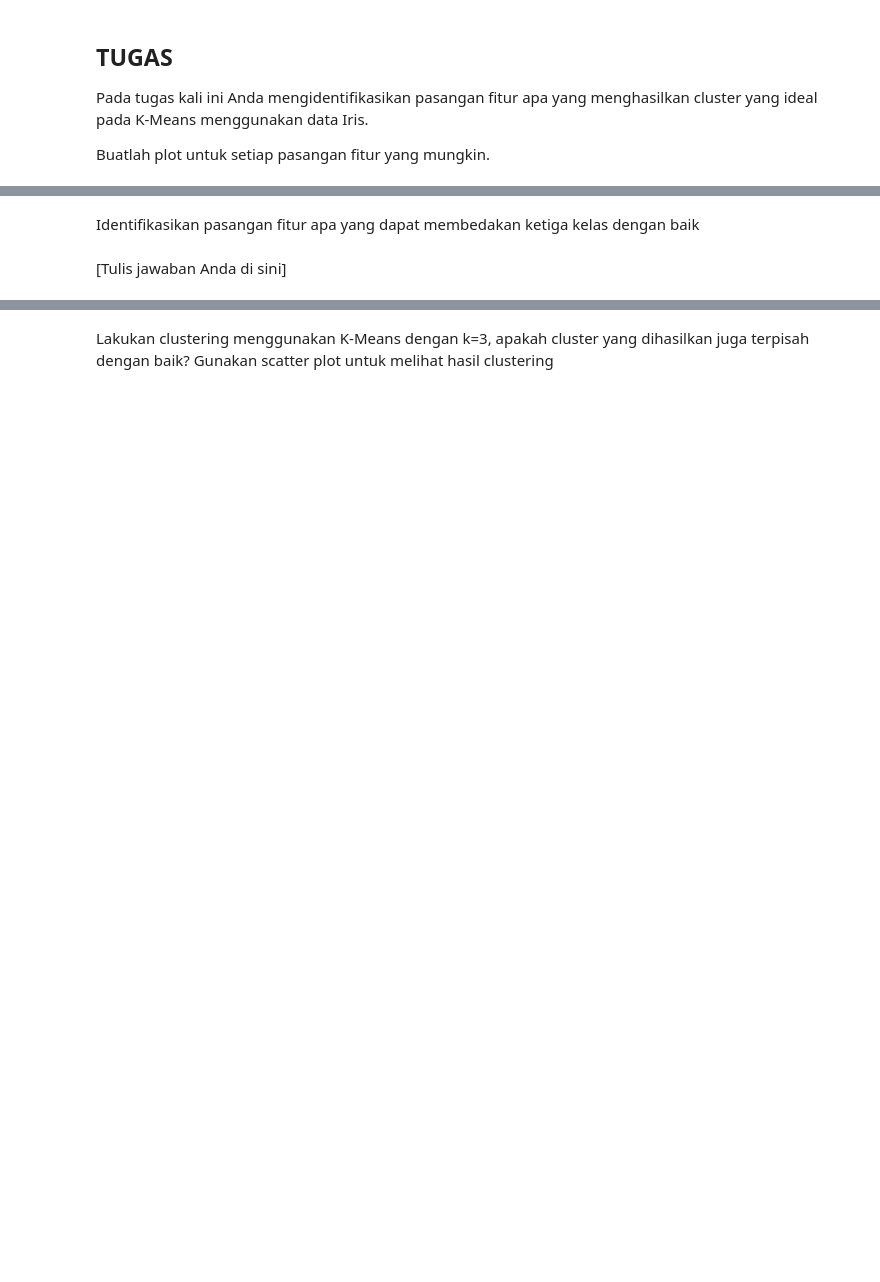
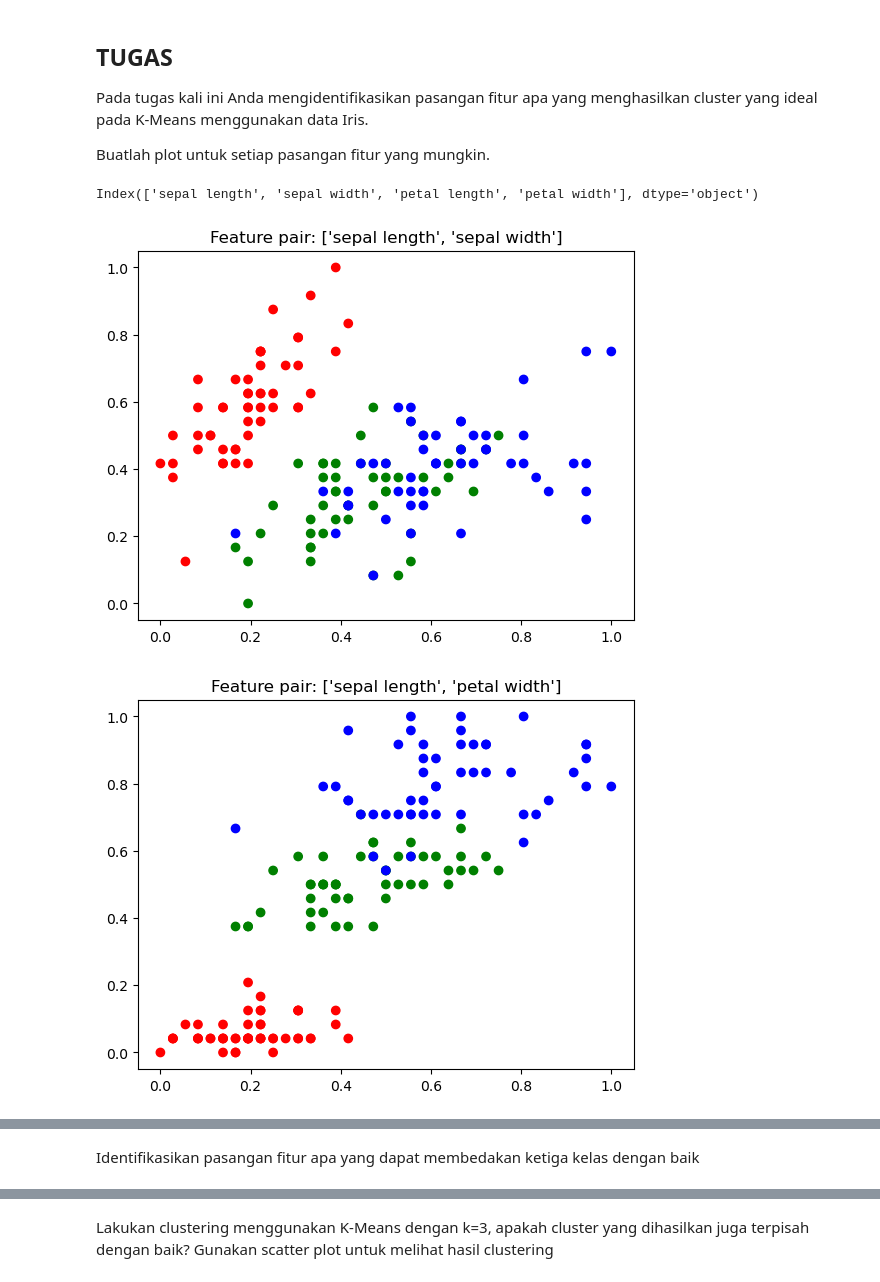
Before and after one commit to rayhanegar/Code-PPM, a Jupyter notebook: Praktikum/225150201111014 - Rayhan Egar - BAB 9.ipynb, the cells around one changed output, grey strips where cells are left out. Saved outputs shown, nothing was run; the diff lists cells and outputs as text; code cells hidden in the pictures; blank space fills up the shorter version.

```diff
--- a/Praktikum/225150201111014 - Rayhan Egar - BAB 9.ipynb
+++ b/Praktikum/225150201111014 - Rayhan Egar - BAB 9.ipynb
@@ -166,3 +171,28 @@ plt.scatter(data_normal['sepal length'], data_normal['sepal width'], c=cluster)
 Pada tugas kali ini Anda mengidentifikasikan pasangan fitur apa yang menghasilkan cluster yang ideal pada K-Means menggunakan data Iris.
 
 Buatlah plot untuk setiap pasangan fitur yang mungkin.
+# %%
+data.columns
+# %% [output]
+Index(['sepal length', 'sepal width', 'petal length', 'petal width'], dtype='object')
+# %%
+feature_pairs = [['sepal length', 'sepal width'],
+                 ['sepal length', 'petal width'],
+                 ['sepal width', 'petal length'],
+                 ['sepal width', 'petal width'],
+                 ['petal length', 'petal width']]
+# %%
+warna = {'Iris-setosa':'red',
+         'Iris-versicolor':'green',
+         'Iris-virginica':'blue'}
+
+for feature_pair in feature_pairs:
+    data_current = data[feature_pair].copy()
+    data_current_normal = minmax(data_current)
+    plt.scatter(x=data_current_normal[feature_pair[0]], y=data_current_normal[feature_pair[1]], c=kelas.map(warna))
+    plt.plot()
+    plt.title(f"Feature pair: {feature_pair}")
+    plt.show()
+# %% [output]
+[figure, added]
+[figure, added]
@@ -169,4 +202,2 @@ Buatlah plot untuk setiap pasangan fitur yang mungkin.
 # %% [markdown]
 Identifikasikan pasangan fitur apa yang dapat membedakan ketiga kelas dengan baik
-# %% [markdown]
-[Tulis jawaban Anda di sini]
```
Also changed, not shown: parts of 10 cells of this notebook.
